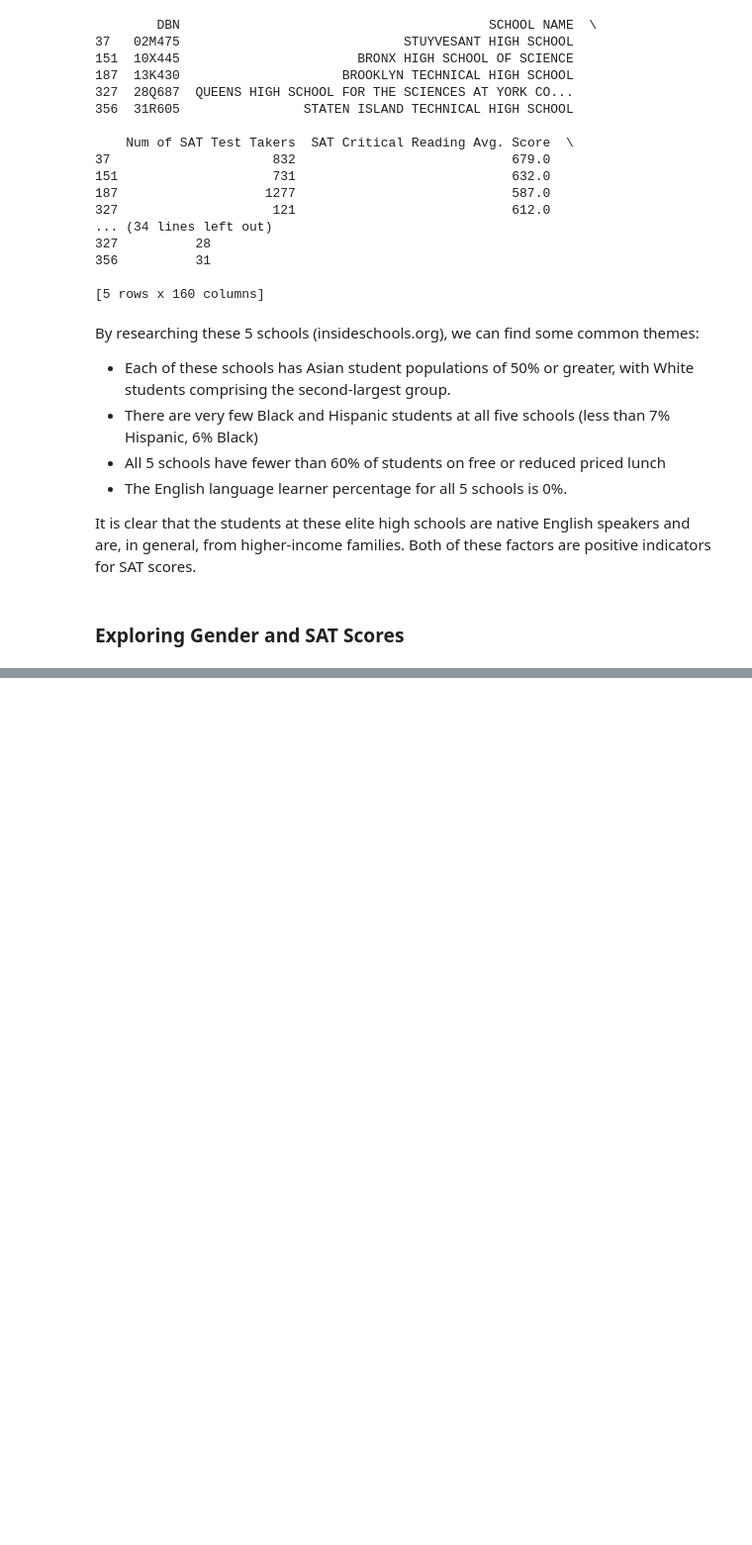
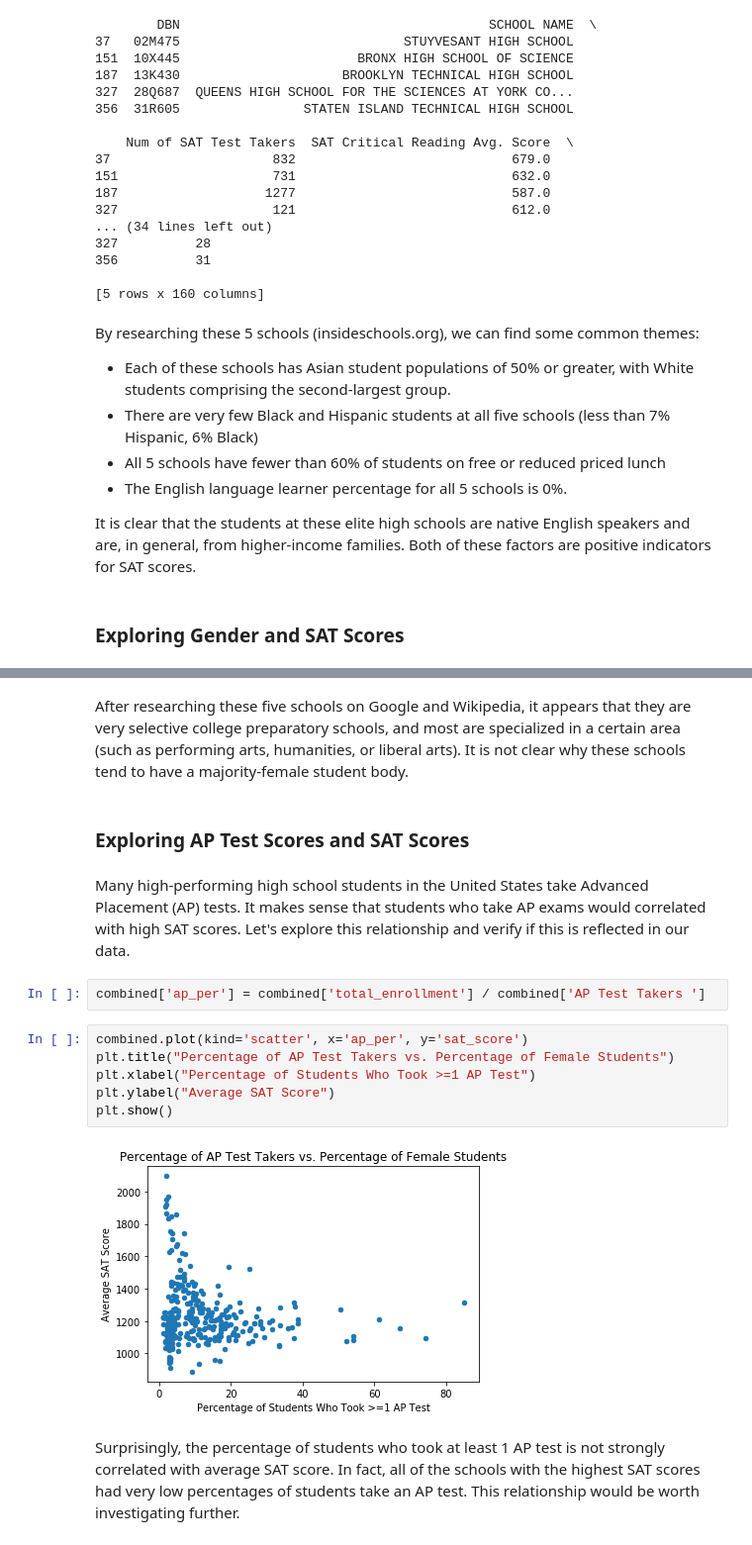
Before and after one commit to cfrisby/DataQuest_Projects, a Jupyter notebook: Analyzing NYC High School Data/Schools.ipynb, the cells around one changed output, grey strips where cells are left out. Shown at 99% size. Drawn from its saved outputs; the diff is of its cells as text; blank space fills up the shorter version.

```diff
--- a/Analyzing NYC High School Data/Schools.ipynb
+++ b/Analyzing NYC High School Data/Schools.ipynb
@@ -345,0 +394,18 @@ It is clear that the students at these elite high schools are native English spe
+# %% [markdown]
+After researching these five schools on Google and Wikipedia, it appears that they are very selective college preparatory schools, and most are specialized in a certain area (such as performing arts, humanities, or liberal arts). It is not clear why these schools tend to have a majority-female student body.
+# %% [markdown]
+### Exploring AP Test Scores and SAT Scores
+# %% [markdown]
+Many high-performing high school students in the United States take Advanced Placement (AP) tests. It makes sense that students who take AP exams would correlated with high SAT scores. Let's explore this relationship and verify if this is reflected in our data.
+# %%
+combined['ap_per'] = combined['total_enrollment'] / combined['AP Test Takers ']
+# %%
+combined.plot(kind='scatter', x='ap_per', y='sat_score')
+plt.title("Percentage of AP Test Takers vs. Percentage of Female Students")
+plt.xlabel("Percentage of Students Who Took >=1 AP Test")
+plt.ylabel("Average SAT Score")
+plt.show()
+# %% [output]
+[figure, added]
+# %% [markdown]
+Surprisingly, the percentage of students who took at least 1 AP test is not strongly correlated with average SAT score. In fact, all of the schools with the highest SAT scores had very low percentages of students take an AP test. This relationship would be worth investigating further.
```
Also changed, not shown: parts of 6 cells of this notebook.
